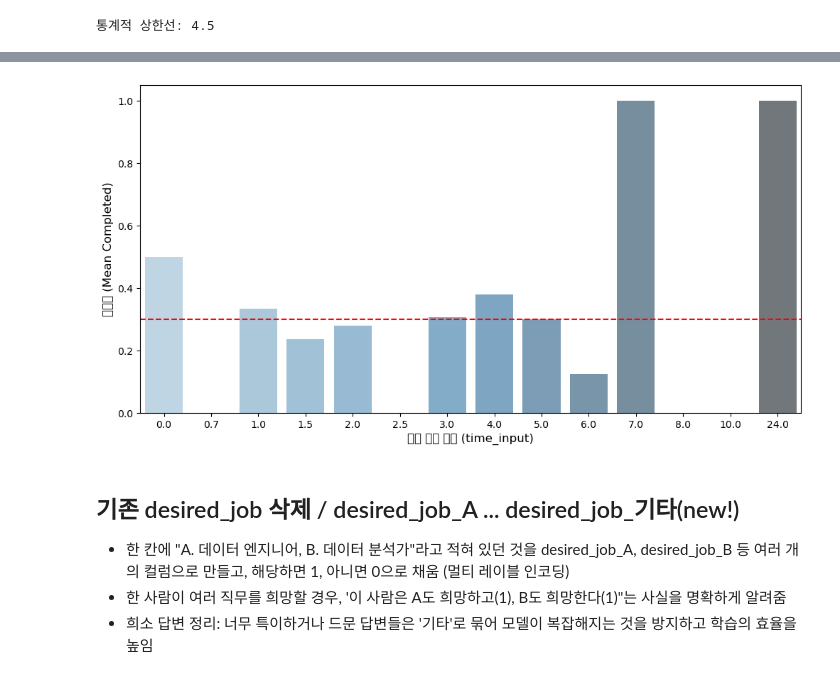
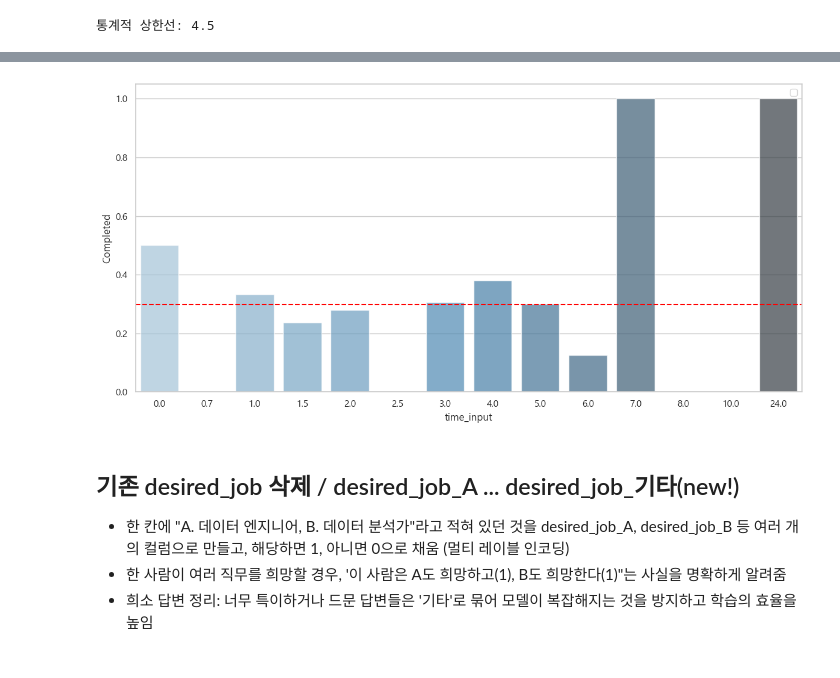
Before and after one commit to minuuuuu01/Classification-BDA, a Jupyter notebook: 최종0.42439.ipynb, the cells around one changed output, grey strips where cells are left out. Cells and saved outputs as stored; diff of their text form; code cells hidden in the pictures.

```diff
--- a/최종0.42439.ipynb
+++ b/최종0.42439.ipynb
@@ -13,10 +13,9 @@ from sklearn.ensemble import RandomForestClassifier
 # %% [markdown]
 # Data Load & Check Data
 # %%
-path = 'C:/Users/User/OneDrive/바탕 화면/비타민_겨울프젝/'
-train = pd.read_csv(path + 'train.csv')
-test = pd.read_csv(path + 'test.csv')
-submission = pd.read_csv(path + 'sample_submission.csv')
+train = pd.read_csv(r'..\datasets\train.csv')
+test = pd.read_csv(r'..\datasets\test.csv')
+submission = pd.read_csv(r'..\datasets\sample_submission.csv')
 
 train.head()
 train.info()
@@ -806,20 +805,89 @@ print(f"통계적 상한선: {upper_limit}")
 # %% [output]
 통계적 상한선: 4.5
 # %%
+import os
+import glob
+import platform
+
+import matplotlib as mpl
 import matplotlib.pyplot as plt
+import matplotlib.font_manager as fm
 import seaborn as sns
 
-# 1. 시간대별 수료율과 응답자 수(count) 계산
-time_analysis = train.groupby('time_input')['completed'].agg(['mean', 'count']).reset_index()
 
-# 2. 시각화 설정
+# =========================
+# 0) 한글 폰트 강제 설정 (Windows / VSCode ipynb용)
+# =========================
+def fix_korean_font_windows():
+    if platform.system() != "Windows":
+        raise RuntimeError("이 코드는 Windows 로컬 환경 기준입니다.")
+
+    windir = os.environ.get("WINDIR", r"C:\Windows")
+    font_candidates = [
+        os.path.join(windir, "Fonts", "malgun.ttf"),    # 맑은 고딕(Regular)
+        os.path.join(windir, "Fonts", "malgunsl.ttf"),  # 맑은 고딕(Semilight) - 일부 환경
+    ]
+    font_path = next((p for p in font_candidates if os.path.exists(p)), None)
+    if font_path is None:
+        raise FileNotFoundError(f"맑은 고딕 폰트 파일을 찾지 못했습니다: {font_candidates}")
+
+    # (중요) Matplotlib 폰트 캐시가 꼬였을 때를 대비해 fontlist 캐시 삭제
+    # 삭제 후에도 안 바뀌면 '커널 재시작'이 필요할 수 있습니다. [web:116]
+    cache_dirs = [
+        mpl.get_cachedir(),
+        os.path.join(os.path.expanduser("~"), ".matplotlib"),
+        os.path.join(os.path.expanduser("~"), ".cache", "matplotlib"),
+    ]
+    for d in cache_dirs:
+        if d and os.path.isdir(d):
+            for pat in ("fontlist*.json", "fontList*.json", "fontList.cache"):
+                for f in glob.glob(os.path.join(d, pat)):
+                    try:
+                        os.remove(f)
+                    except OSError:
+                        pass
+
+    # 폰트 파일을 Matplotlib에 등록하고, 그 폰트 이름으로 전역 설정
+    fm.fontManager.addfont(font_path)
+    font_name = fm.FontProperties(fname=font_path).get_name()
+
+    mpl.rcParams["font.family"] = font_name
+    mpl.rcParams["axes.unicode_minus"] = False  # 마이너스 기호 깨짐 방지 [web:69]
+    return font_name
+
+
+FONT_NAME = fix_korean_font_windows()
+
+# seaborn 테마도 동일 폰트로 맞춤(Seaborn이 따로 폰트 파라미터를 받음) [web:120]
+sns.set_theme(style="whitegrid", font=FONT_NAME, rc={"axes.unicode_minus": False})
+
+
+# =========================
+# 1) 시간대별 수료율과 응답자 수(count) 계산
+# =========================
+time_analysis = train.groupby("time_input")["completed"].agg(["mean", "count"]).reset_index()
+
+
+# =========================
+# 2) 시각화
+# =========================
 fig, ax1 = plt.subplots(figsize=(12, 6))
 
-# 수료율 막대 그래프 (왼쪽 축)
-sns.barplot(data=time_analysis, x='time_input', y='mean', ax=ax1, palette='Blues_d', alpha=0.7)
-ax1.set_ylabel('수료율 (Mean Completed)', fontsize=12)
-ax1.set_xlabel('주당 투자 시간 (time_input)', fontsize=12)
-ax1.axhline(train['completed'].mean(), color='red', linestyle='--', label='전체 평균 수료율')
+sns.barplot(
+    data=time_analysis,
+    x="time_input",
+    y="mean",
+    ax=ax1,
+    palette="Blues_d",
+    alpha=0.7,
+)
+
+ax1.set_ylabel("Completed", fontsize=12)
+ax1.set_xlabel("time_input", fontsize=12)
+ax1.axhline(train["completed"].mean(), color="red", linestyle="--")
+ax1.legend()
+
+plt.tight_layout()
 plt.show()
 # %% [output]
 Passing `palette` without assigning `hue` is deprecated and will be removed in v0.14.0. Assign the `x` variable to `hue` and set `legend=False` for the same effect.
@@ -828,4 +896,4 @@ Passing `palette` without assigning `hue` is deprecated and will be removed in v
-[figure, old version]
+[figure, new version]
 # %%
 upper_limit = 5.0
 train.loc[train['time_input'] > upper_limit, 'time_input'] = upper_limit
```
Also changed, not shown: parts of 8 cells of this notebook, 7 other files.
